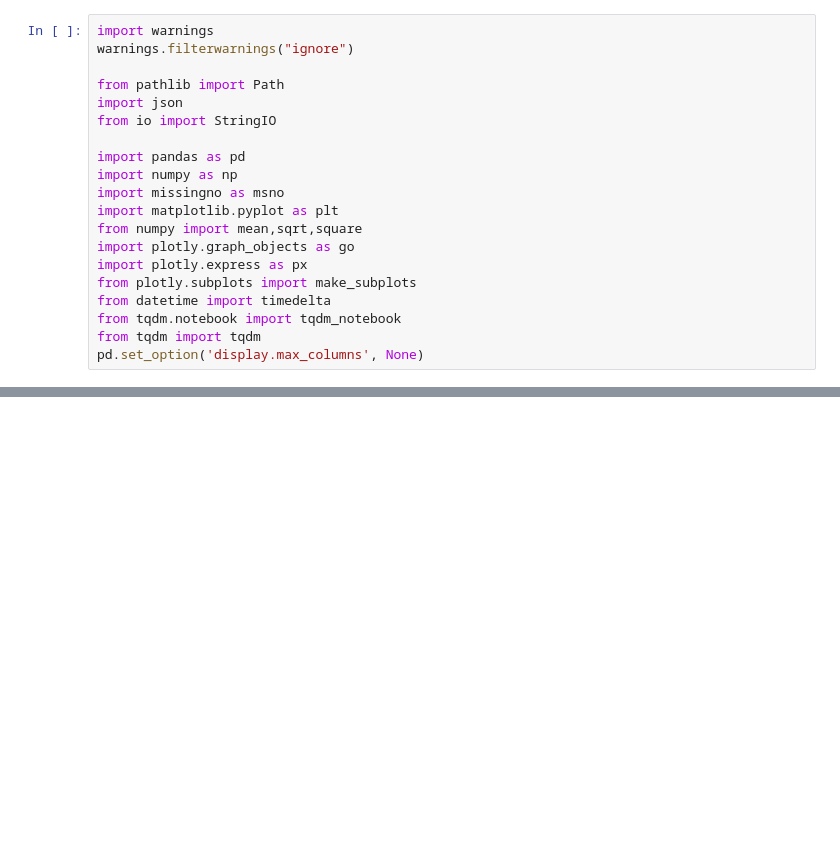
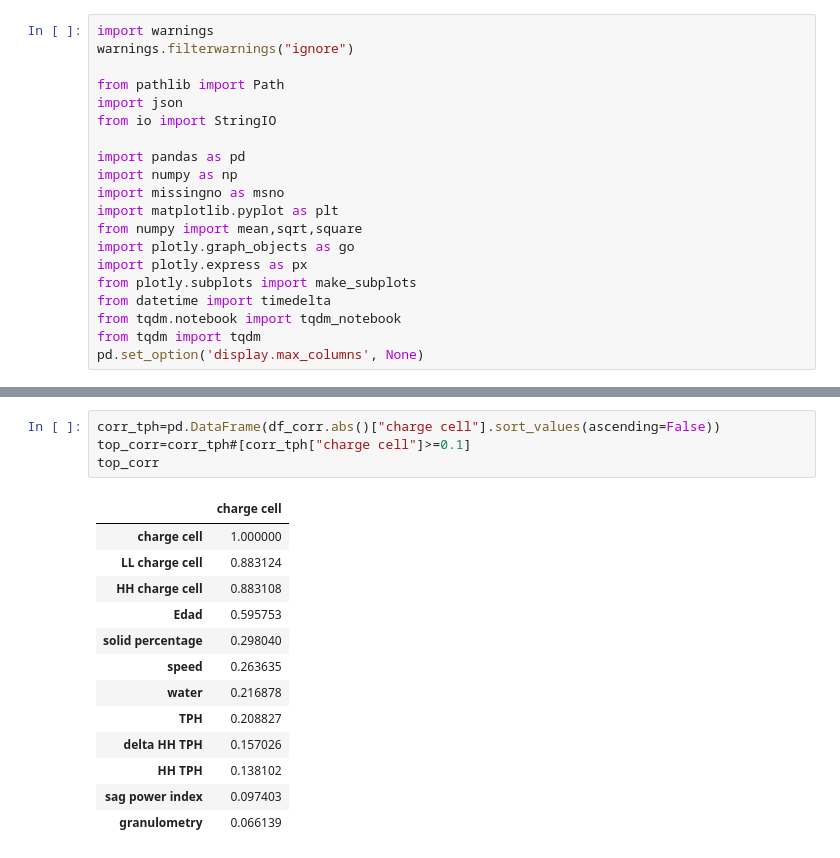
Before and after one commit to JLCdata/Tesis-Magister, a Jupyter notebook: notebooks/notebooks solution based on RL/EDA.ipynb, the cells around one changed output, grey strips where cells are left out. Drawn from its saved outputs; the diff is of its cells as text; blank space fills up the shorter version.

```diff
--- a/notebooks/notebooks solution based on RL/EDA.ipynb
+++ b/notebooks/notebooks solution based on RL/EDA.ipynb
@@ -78,0 +174,18 @@ df_clean.head()
+# %%
+corr_tph=pd.DataFrame(df_corr.abs()["charge cell"].sort_values(ascending=False))
+top_corr=corr_tph#[corr_tph["charge cell"]>=0.1]
+top_corr
+# %% [output]
+|  | charge cell |
+| charge cell | 1.000000 |
+| LL charge cell | 0.883124 |
+| HH charge cell | 0.883108 |
+| Edad | 0.595753 |
+| solid percentage | 0.298040 |
+| speed | 0.263635 |
+| water | 0.216878 |
+| TPH | 0.208827 |
+| delta HH TPH | 0.157026 |
+| HH TPH | 0.138102 |
+| sag power index | 0.097403 |
+| granulometry | 0.066139 |
```
Also changed, not shown: parts of 11 cells of this notebook.
